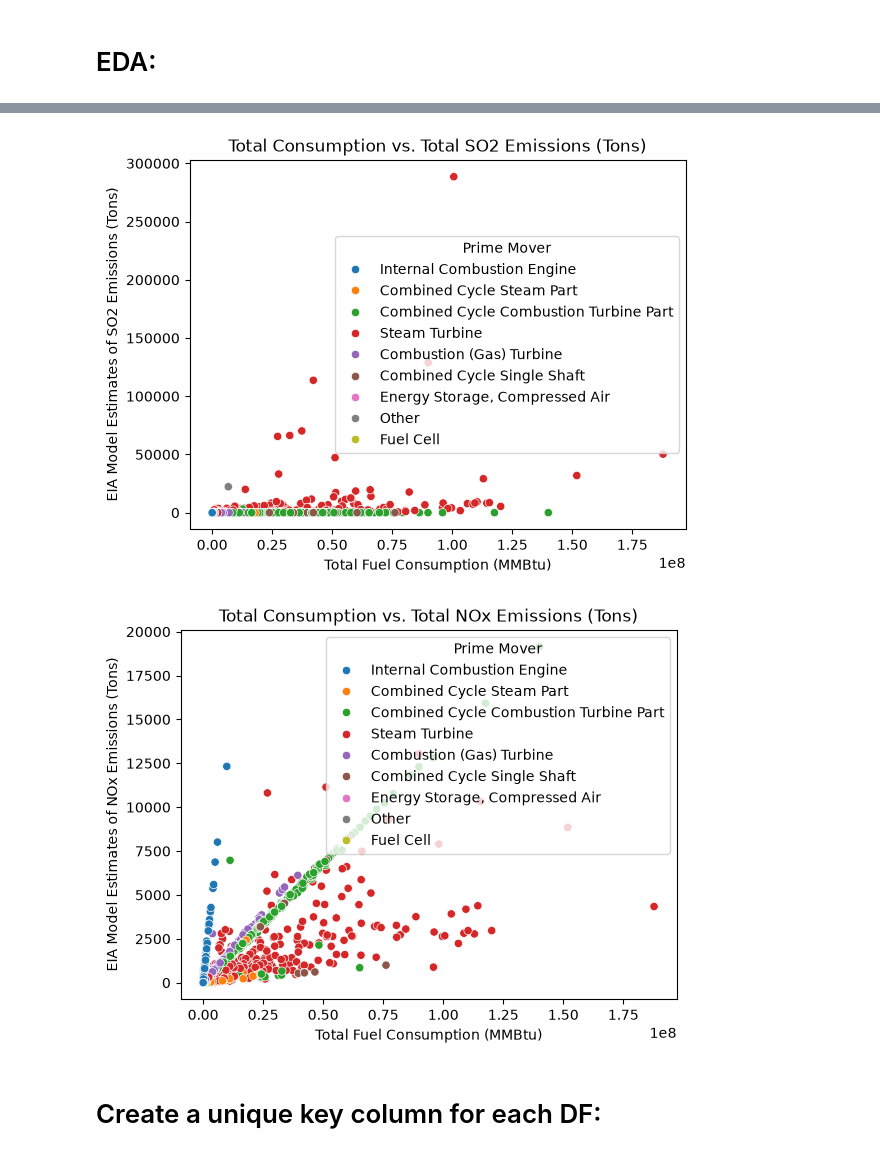
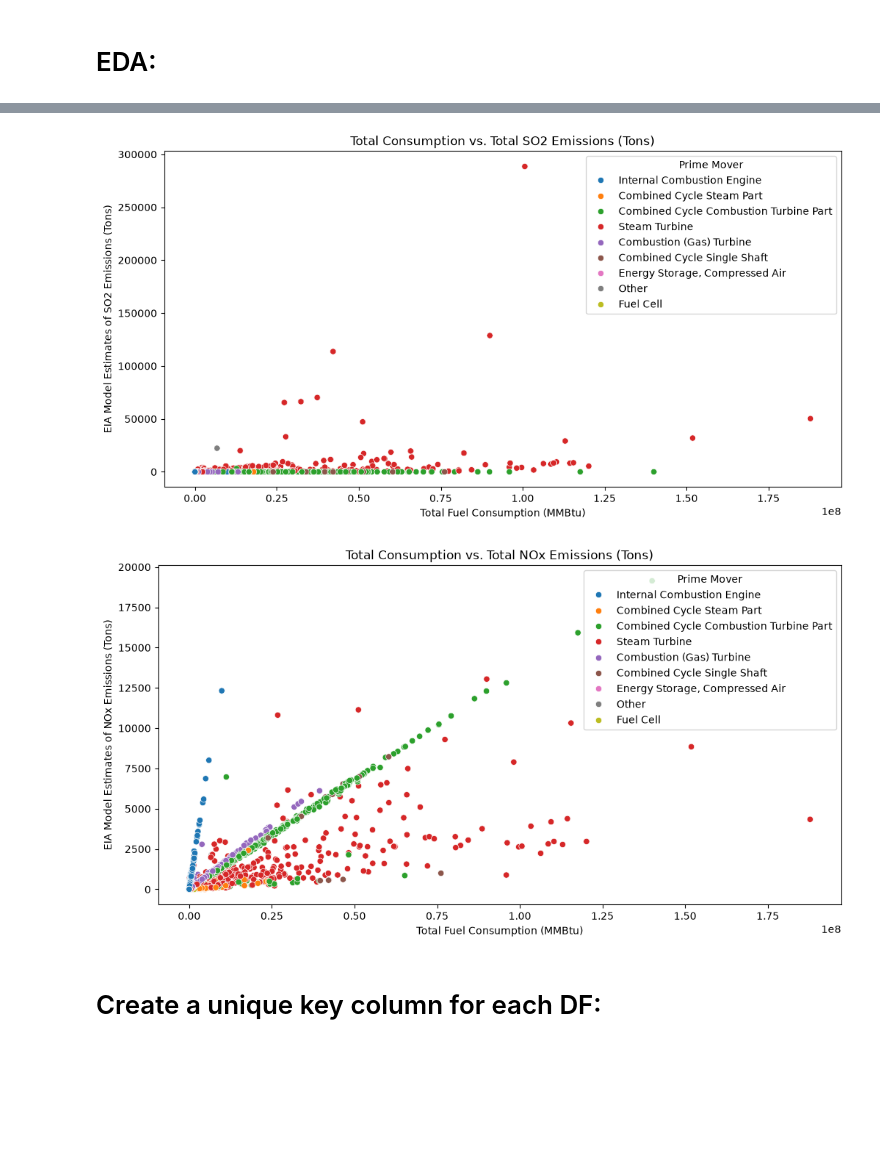
Before and after one commit to MaxwellCooper1/Machine-Learning-Final-Project, a Jupyter notebook: merged_plant_pollution.ipynb, the cells around one changed output, grey strips where cells are left out. Saved outputs shown, nothing was run; the diff lists cells and outputs as text; code cells hidden in the pictures; blank space fills up the shorter version.

```diff
--- a/merged_plant_pollution.ipynb
+++ b/merged_plant_pollution.ipynb
@@ -85,17 +89,21 @@ plt.show()
 # %%
+fig, ax = plt.subplots(figsize=(12, 6))
+
 sns.scatterplot(data=SO2_df, x="Total Fuel Consumption (MMBtu)", y="EIA Model Estimates of SO2 Emissions (Tons)", hue='Prime Mover')
 
 plt.title("Total Consumption vs. Total SO2 Emissions (Tons)")
 plt.show()
 # %% [output]
-[figure, old version]
+[figure, new version]
 # %%
+fig, ax = plt.subplots(figsize=(12, 6))
+
 sns.scatterplot(data=NOx_df, x="Total Fuel Consumption (MMBtu)", y="EIA Model Estimates of NOx Emissions (Tons)", hue='Prime Mover')
 
 plt.title("Total Consumption vs. Total NOx Emissions (Tons)")
 plt.show()
 # %% [output]
-[figure, old version]
+[figure, new version]
 # %% [markdown]
 # Create a unique key column for each DF:
 # %%
```
Also changed, not shown: parts of 2 cells of this notebook.
